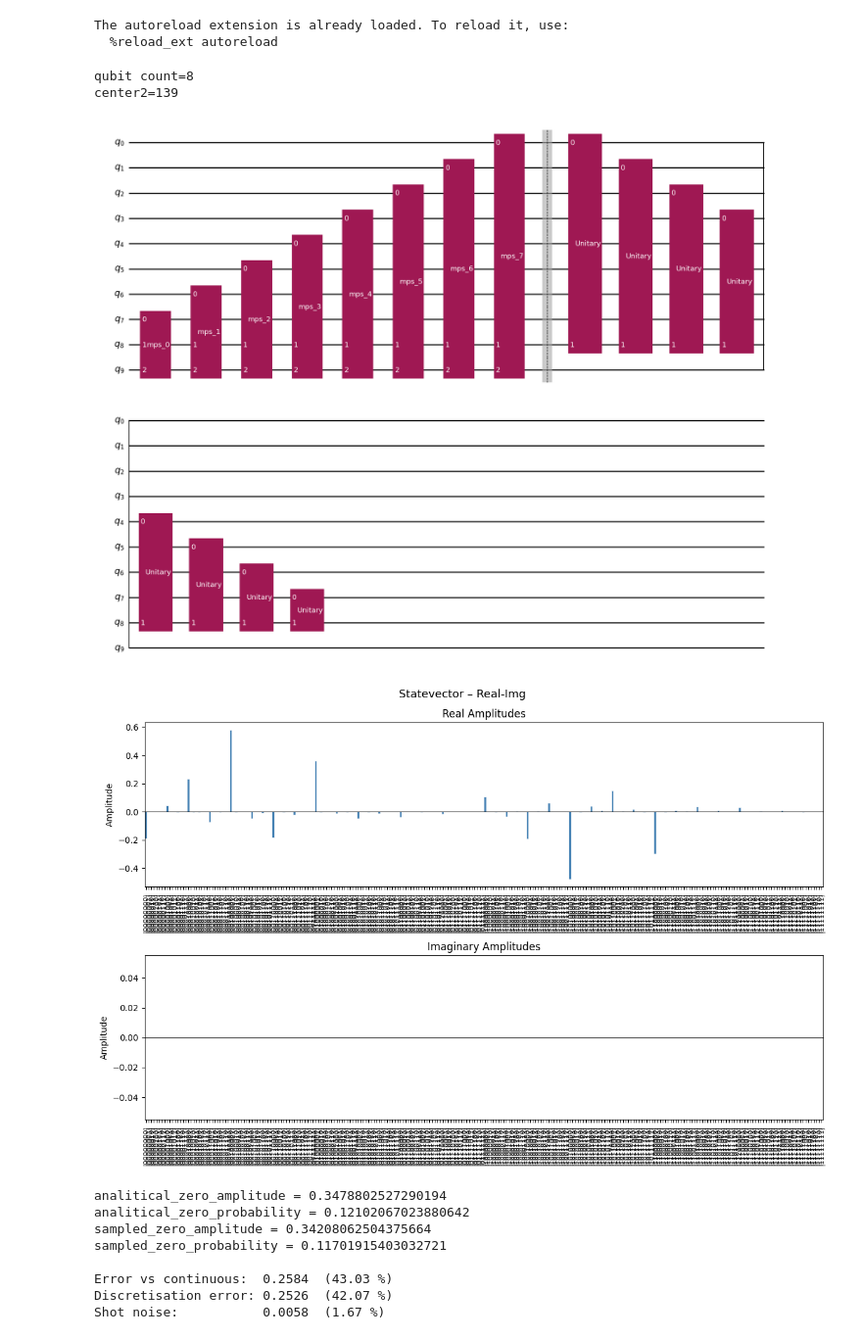
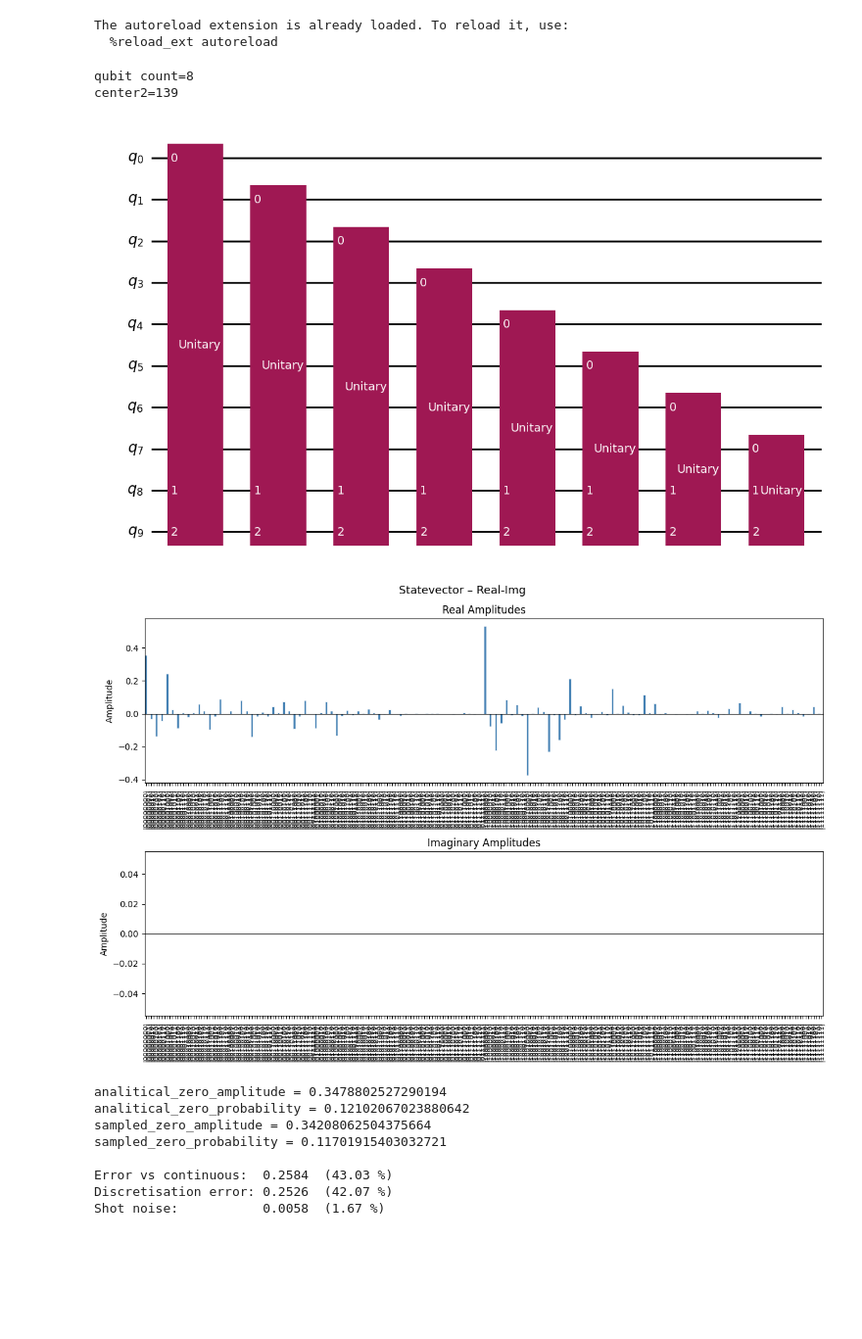
Before and after one commit to sorin-bolos/QuantumComputingResearch, a Jupyter notebook: STOsInMoleculeSymulations/STOs1DCircuits.ipynb, the cells around one changed output. Shown at 98% size. Cells and saved outputs as stored; diff of their text form; code cells hidden in the pictures; blank space fills up the shorter version.

```diff
--- a/STOsInMoleculeSymulations/STOs1DCircuits.ipynb
+++ b/STOsInMoleculeSymulations/STOs1DCircuits.ipynb
@@ -89,42 +89,42 @@ sto2s = Sto2S(allow_measurement, optimize_t_gates)
 
 # Decaying exponential state: |ψ⟩ = N · Σ e^(-a·i) |i⟩  for i = 0 … 2^4-1
 
 # qc = sto1s.get_sto_1s_1d_carthesian(n_qubits, scaled_a, center1+22)
 # qc = sto1s.get_sto_1s_1d_derivative_carthesian(n_qubits, scaled_a, center1+22)
 # qc = sto1s.get_sto_1s_1d_potential_cartesian(n_qubits, a, max_range/2+center_distance, max_range/2, max_range)
 # qc = sto1s.get_sto_1s_1d_potential_cartesian(8, 1, 8, 8, 16)
 # qc = sto1s.get_sto_1s_1d_carthesian(8, 1/16, 128)
 # qc = sto1s.get_sto_1s_1d_carthesian_dagger(8, 1/16, 128)
 
-# qc1 = sto1s.get_sto_1s_spherical_jacobian(n_qubits, scaled_a)
-qc2 = sto1s.get_sto_1s_spherical_jacobian_dagger(n_qubits, scaled_a)
+# qc = sto1s.get_sto_1s_spherical_jacobian(n_qubits, scaled_a)
+# qc = sto1s.get_sto_1s_spherical_jacobian_dagger(n_qubits, scaled_a)
 # qc = sto2s.get_sto_2s_spherical(n_qubits, scaled_a)
-qc1 = sto2s.get_sto_2s_spherical_jacobian(n_qubits, scaled_a)
-# qc2 = sto2s.get_sto_2s_spherical_jacobian_dagger(n_qubits, scaled_a)
+# qc = sto2s.get_sto_2s_spherical_jacobian(n_qubits, scaled_a)
+qc = sto2s.get_sto_2s_spherical_jacobian_dagger(n_qubits, scaled_a)
 
-ch = CircuitHandler()
-qc1.barrier()
-qc = ch.concatenate(qc1, qc2)
+# ch = CircuitHandler()
+# qc1.barrier()
+# qc = ch.concatenate(qc1, qc2)
 
 display(qc.draw('mpl'))
 
 # print(get_ancilla_amplitudes(qc, n_qubits))
 
 
 data_amps = simulation_executor.get_data_amplitudes(qc, n_qubits)
 # data_amps = simulation_executor.get_raw_amplitudes(qc)
 fig = simulation_executor.plot_statevector_real_imag(data_amps, n_qubits)
 # fig = simulation_executor.plot_statevector_modulus_phase(data_amps, n_qubits)
 
 # shots = 10024
 # counts = simulation_executor.sample_measurement_counts(qc, n_qubits, shots=shots)
 # fig = sample_interpreter.plot_sampled_measurements(counts)
 # # simulation_executor.print_statevector(data_amps, n_qubits)
 # %% [output]
 qubit count=8
 center2=139
-[figure, old version]
+[figure, new version]
-[figure, old version]
+[figure, new version]
 # %%
 from utils.integrals import Integals
 
```
Also changed, not shown: 2 other files.
